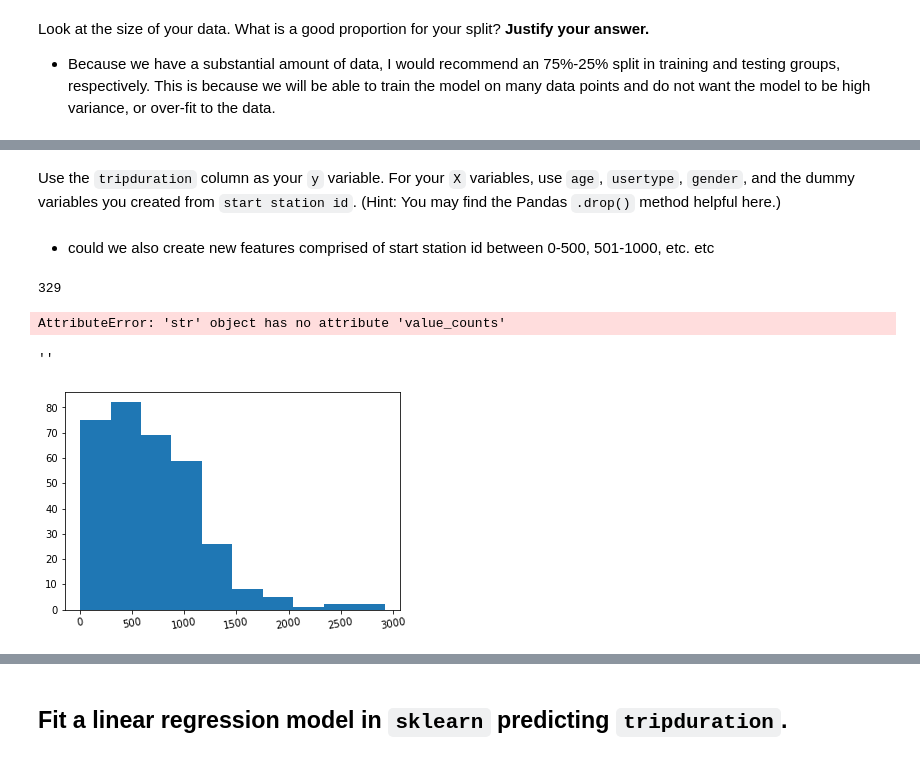
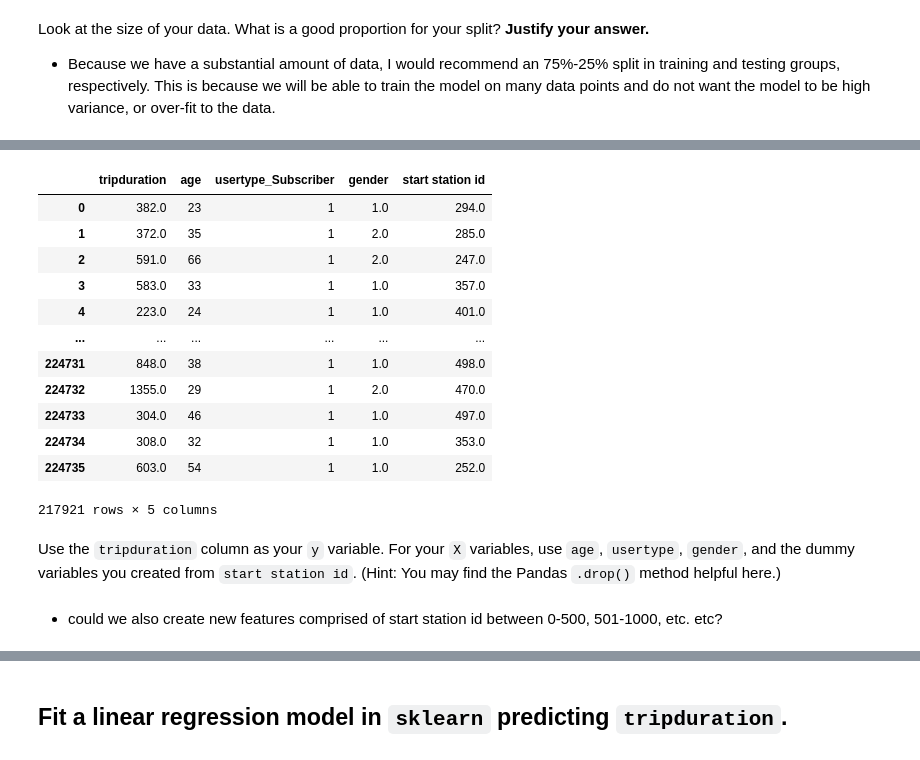
Before and after one commit to mduff12/mduff12, a Jupyter notebook: labs/3.02-lab-regression-and-model-validation-master/starter-code.ipynb, the cells around one changed output, grey strips where cells are left out. Cells and saved outputs as stored; diff of their text form; code cells hidden in the pictures.

```diff
--- a/labs/3.02-lab-regression-and-model-validation-master/starter-code.ipynb
+++ b/labs/3.02-lab-regression-and-model-validation-master/starter-code.ipynb
@@ -293,3 +275,6 @@ array([17, 18, 19, 20, 21, 22, 23, 24, 25, 26, 27, 28, 29, 30, 31, 32, 33,
        51, 52, 53, 54, 55, 56, 57, 58, 59, 60, 61, 62, 63, 64, 65, 66, 67,
        68, 69, 70, 71, 72, 73, 74, 75, 76, 77, 78, 79, 80, 81, 82, 87, 88,
        92, 93, 97])
+# %%
+#dummifying usertype
+citibike_feb = pd.get_dummies(data=citibike_feb, columns=['usertype'])
@@ -308,22 +336,23 @@ citibike_feb.shape
+# %%
+newdf=citibike_feb[['tripduration','age','usertype_Subscriber','gender','start station id']]
+# %%
+newdf
+# %% [output]
+|  | tripduration | age | usertype_Subscriber | gender | start station id |
+| 0 | 382.0 | 23 | 1 | 1.0 | 294.0 |
+| 1 | 372.0 | 35 | 1 | 2.0 | 285.0 |
+| 2 | 591.0 | 66 | 1 | 2.0 | 247.0 |
+| 3 | 583.0 | 33 | 1 | 1.0 | 357.0 |
+| 4 | 223.0 | 24 | 1 | 1.0 | 401.0 |
+| ... | ... | ... | ... | ... | ... |
+| 224731 | 848.0 | 38 | 1 | 1.0 | 498.0 |
+| 224732 | 1355.0 | 29 | 1 | 2.0 | 470.0 |
+| 224733 | 304.0 | 46 | 1 | 1.0 | 497.0 |
+| 224734 | 308.0 | 32 | 1 | 1.0 | 353.0 |
+| 224735 | 603.0 | 54 | 1 | 1.0 | 252.0 |
+217921 rows × 5 columns
 # %% [markdown]
 Use the `tripduration` column as your `y` variable.
 For your `X` variables, use `age`, `usertype`, `gender`, and the dummy variables you created from `start station id`. (Hint: You may find the Pandas `.drop()` method helpful here.)
 # %% [markdown]
-- could we also create new features comprised of start station id between 0-500, 501-1000, etc. etc
+- could we also create new features comprised of start station id between 0-500, 501-1000, etc. etc?
-# %%
-len(citibike_feb['start station id'].unique())
-# %% [output]
-329
-# %%
-citibike_feb.groupby(by='start station id'.count())
-# startstationonly.head()
-# citibike_feb['start station id'].value_counts(ascending=True).unique()
-# %% [output]
-AttributeError: 'str' object has no attribute 'value_counts'
-# %%
-plt.hist(citibike_feb['start station id'].value_counts())
-plt.xticks(rotation=10)
-;
-# %% [output]
-''
-[figure, removed]
```
Also changed, not shown: parts of 16 cells of this notebook.
